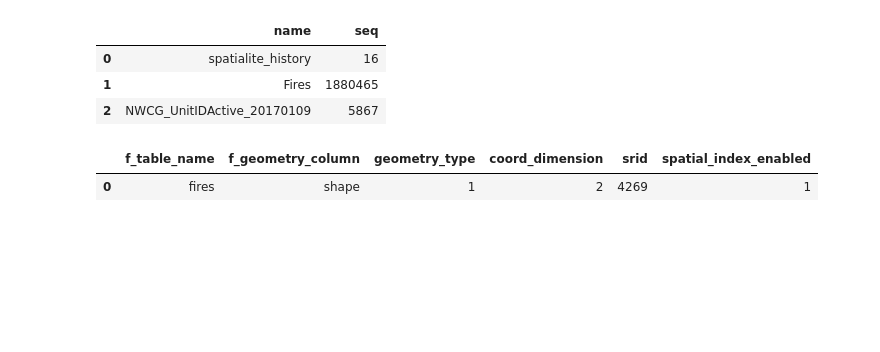
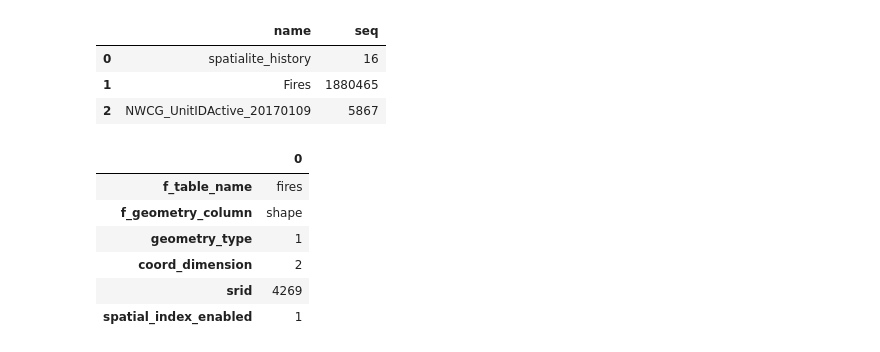
Before and after one commit to Praneet872/Capstone, a Jupyter notebook: wild fires/WF_2.ipynb, the cells around one changed output. Cells and saved outputs as stored; diff of their text form; code cells hidden in the pictures; blank space fills up the shorter version.

```diff
--- a/project/WF_2.ipynb
+++ b/wild fires/WF_2.ipynb
@@ -189,9 +189,14 @@ sqlite_sequence
 # %%
 geometry_columns = pd.read_sql(sql = 'select * from geometry_columns', con = conn)
 # %%
-geometry_columns
+geometry_columns.T
 # %% [output]
-|  | f_table_name | f_geometry_column | geometry_type | coord_dimension | srid | spatial_index_enabled |
-| 0 | fires | shape | 1 | 2 | 4269 | 1 |
+|  | 0 |
+| f_table_name | fires |
+| f_geometry_column | shape |
+| geometry_type | 1 |
+| coord_dimension | 2 |
+| srid | 4269 |
+| spatial_index_enabled | 1 |
 # %%
 spatial_ref_sys_aux = pd.read_sql(sql = 'select * from spatial_ref_sys_aux', con = conn)
```
Also changed, not shown: parts of 2 cells of this notebook.
